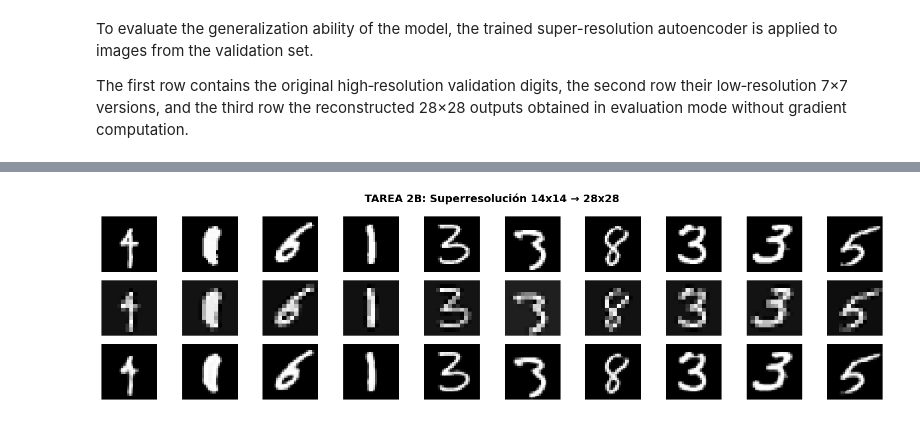
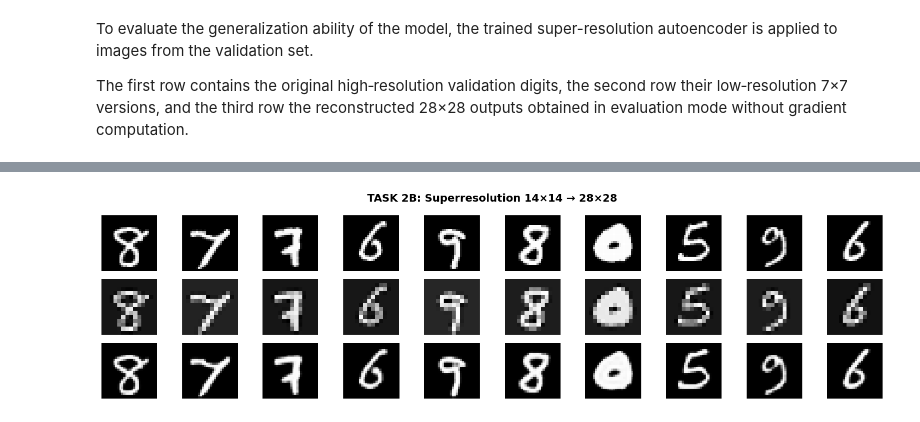
Before and after one commit to NestX10/Autoencoders, a Jupyter notebook: autoencoders.ipynb, the cells around one changed output, grey strips where cells are left out. Saved outputs shown, nothing was run; the diff lists cells and outputs as text; code cells hidden in the pictures.

```diff
--- a/autoencoders.ipynb
+++ b/autoencoders.ipynb
@@ -416,12 +423,14 @@ class SuperResolution14x14(nn.Module):
+# %%
+model_sr14 = SuperResolution14x14().to(device)
+criterion = nn.MSELoss()
+optimizer_sr14 = torch.optim.Adam(model_sr14.parameters(), lr=1e-3, weight_decay=1e-5)
 # %%
-model_sr14 = SuperResolution14x14()
-optimizer_sr14 = torch.optim.Adam(model_sr14.parameters(), lr=1e-3, weight_decay=1e-5)
-
 num_epochs = 15
 outputs_sr14 = []
 
 for epoch in range(num_epochs):
     for (img, _) in data_loader:
+        img=img.to(device)
         img_14x14 = downsample_images(img, 14)
 
         recon = model_sr14(img_14x14)
@@ -432,5 +441,5 @@ for epoch in range(num_epochs):
         optimizer_sr14.step()
 
     print(f'Epoch:{epoch+1}, Loss:{loss.item():.4f}')
-    outputs_sr14.append((epoch, img, img_14x14, recon))
+    outputs_sr14.append((epoch, img.detach().cpu(), img_14x14.detach().cpu(), recon.detach().cpu()))
 # %% [output]
@@ -452,31 +467,25 @@ Epoch:15, Loss:0.0013
 # %%
 epoch, original, low_res, reconstructed = outputs_sr14[-1]
 num_images = 10
 
 plt.figure(figsize=(15, 4))
-plt.suptitle('TAREA 2B: Superresolución 14x14 → 28x28', fontsize=14, fontweight='bold')
+plt.suptitle('TASK 2B: Superresolution 14×14 → 28×28', fontsize=14, fontweight='bold')
 plt.gray()
 
 for i in range(num_images):
-    plt.subplot(3, num_images, i+1)
+    plt.subplot(3, num_images, i + 1)
     plt.imshow(original[i].squeeze())
     plt.axis('off')
-    if i == 0:
-        plt.ylabel('Original\n(28x28)', fontsize=11, fontweight='bold')
 
-    plt.subplot(3, num_images, num_images+i+1)
+    plt.subplot(3, num_images, num_images + i + 1)
     plt.imshow(low_res[i].squeeze())
     plt.axis('off')
-    if i == 0:
-        plt.ylabel('Reducida\n(14x14)', fontsize=11, fontweight='bold')
 
-    plt.subplot(3, num_images, 2*num_images+i+1)
+    plt.subplot(3, num_images, 2 * num_images + i + 1)
     plt.imshow(reconstructed[i].detach().squeeze())
     plt.axis('off')
-    if i == 0:
-        plt.ylabel('Generada\n(28x28)', fontsize=11, fontweight='bold')
 
 plt.tight_layout()
 plt.show()
 # %% [output]
-[figure, old version]
+[figure, new version]
```
Also changed, not shown: parts of 20 cells of this notebook.
